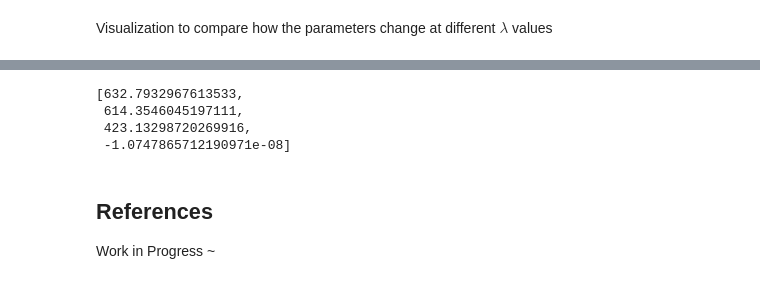
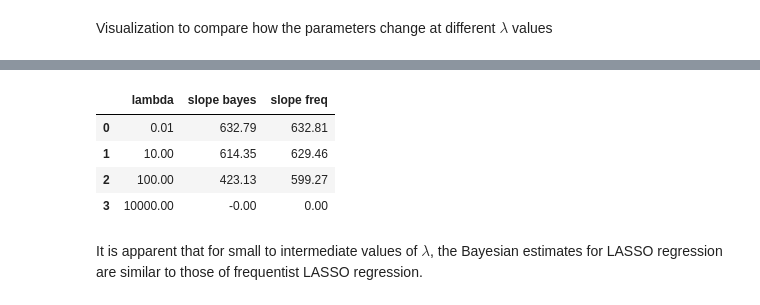
Before and after one commit to fraclad/BayesianLassoExpository, a Jupyter notebook: Bayesian Lasso Regression.ipynb, the cells around one changed output, grey strips where cells are left out. Drawn from its saved outputs; the diff is of its cells as text; code cells hidden in the pictures.

```diff
--- a/Bayesian Lasso Regression.ipynb
+++ b/Bayesian Lasso Regression.ipynb
@@ -323,12 +334,12 @@ PUT DESC
 # %%
-betaList = [float(modeList[i]["beta"]) for i in range(len(modeList))]
-betaList
+betaList = [round(float(modeList[i]["beta"]), 2) for i in range(len(modeList))]
+slopeCompareDf = pd.DataFrame({"lambda": lambdaList, "slope bayes": betaList, "slope freq": freqLassoSlope})
+slopeCompareDf
 # %% [output]
-[632.7932967613533,
- 614.3546045197111,
- 423.13298720269916,
- -1.0747865712190971e-08]
+|  | lambda | slope bayes | slope freq |
+| 0 | 0.01 | 632.79 | 632.81 |
+| 1 | 10.00 | 614.35 | 629.46 |
+| 2 | 100.00 | 423.13 | 599.27 |
+| 3 | 10000.00 | -0.00 | 0.00 |
-# %% [markdown]
-## References
-
-Work in Progress ~
+# %% [markdown]
+It is apparent that for small to intermediate values of $\lambda$, the Bayesian estimates for LASSO regression are similar to those of frequentist LASSO regression.
```
Also changed, not shown: parts of 27 cells of this notebook, 1 other file.
